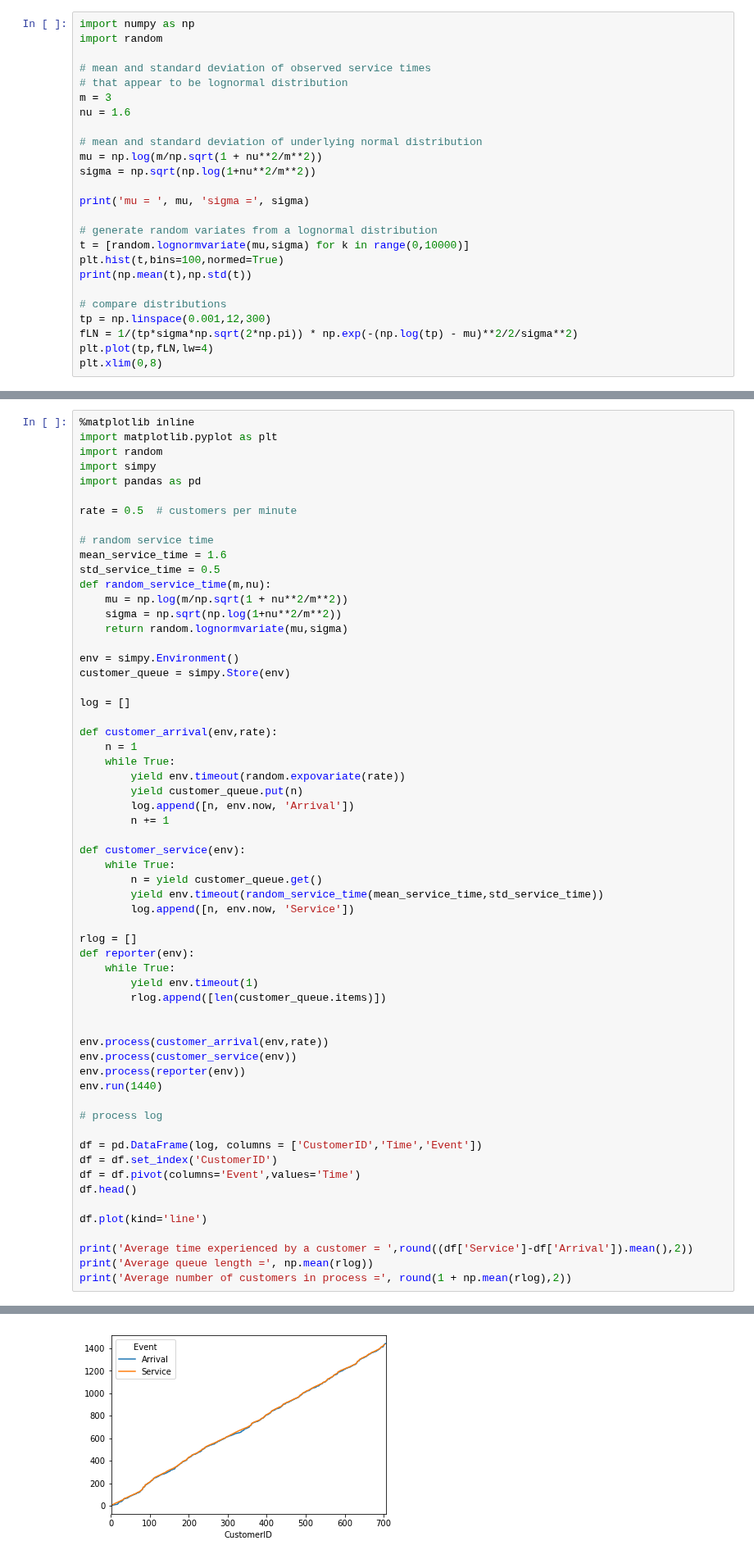
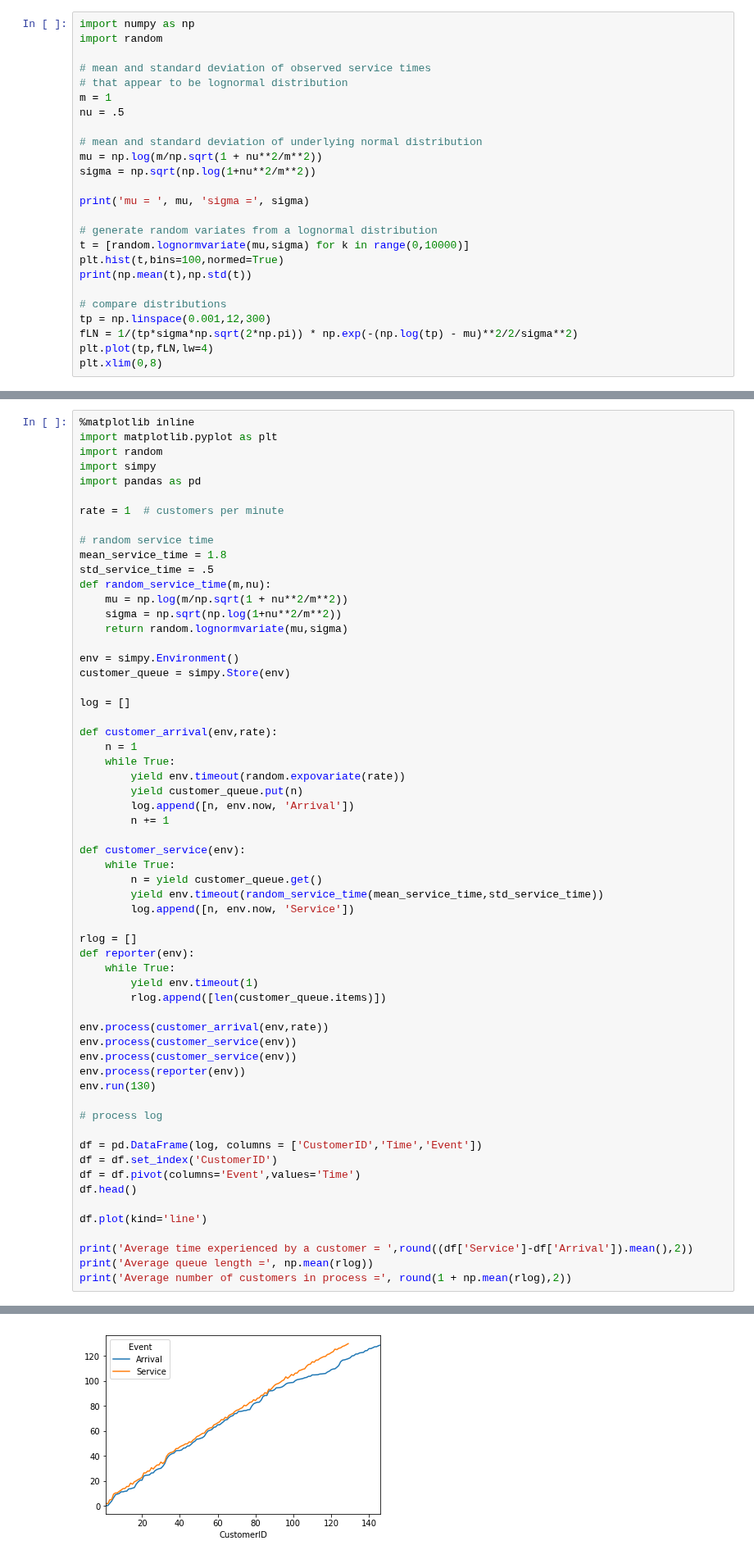
Before and after one commit to jckantor/CBE40455, a Jupyter notebook: notebooks/Queuing Systems.ipynb, the cells around one changed output, grey strips where cells are left out. Shown at 82% size. Drawn from its saved outputs; the diff is of its cells as text.

```diff
--- a/notebooks/Queuing Systems.ipynb
+++ b/notebooks/Queuing Systems.ipynb
@@ -284,8 +299,8 @@ import random
 
 # mean and standard deviation of observed service times
 # that appear to be lognormal distribution
-m = 3
-nu = 1.6
+m = 1
+nu = .5
 
 # mean and standard deviation of underlying normal distribution
 mu = np.log(m/np.sqrt(1 + nu**2/m**2))
@@ -317,11 +332,11 @@ import random
 import simpy
 import pandas as pd
 
-rate = 0.5  # customers per minute
+rate = 1  # customers per minute
 
 # random service time
-mean_service_time = 1.6
-std_service_time = 0.5
+mean_service_time = 1.8
+std_service_time = .5
 def random_service_time(m,nu):
     mu = np.log(m/np.sqrt(1 + nu**2/m**2))
     sigma = np.sqrt(np.log(1+nu**2/m**2))
@@ -352,11 +367,11 @@ def reporter(env):
         yield env.timeout(1)
         rlog.append([len(customer_queue.items)])
 
-
 env.process(customer_arrival(env,rate))
 env.process(customer_service(env))
+env.process(customer_service(env))
 env.process(reporter(env))
-env.run(1440)
+env.run(130)
 
 # process log
 
@@ -377,4 +392,4 @@ Average number of customers in process = 2.49
-[figure, old version]
+[figure, new version]
 # %% [markdown]
 ## Let's add multiple Queues
 # %%
```
Also changed, not shown: parts of 16 cells of this notebook.
